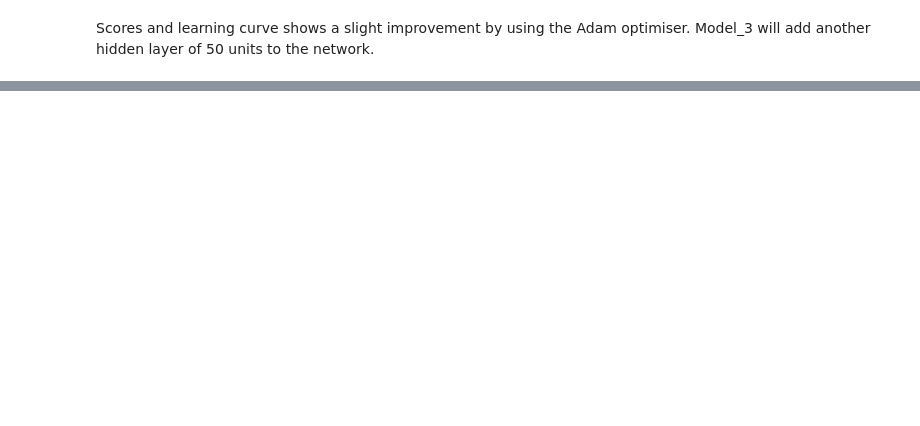
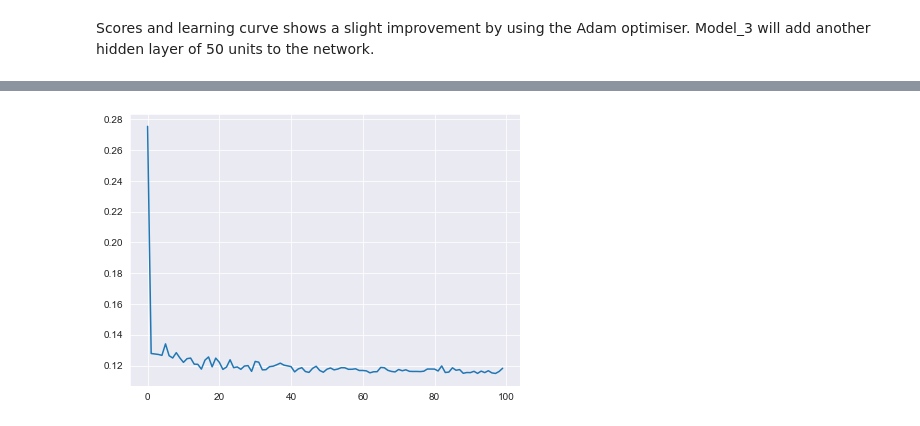
Before and after one commit to georgeharris96/TensorflowDevCourse, a Jupyter notebook: MiniProjects/MedicalInsuranceMiniProject.ipynb, the cells around one changed output, grey strips where cells are left out. Drawn from its saved outputs; the diff is of its cells as text; code cells hidden in the pictures; blank space fills up the shorter version.

Commit message:
Created model_4 with 2 hiden layers

```diff
--- a/MiniProjects/MedicalInsuranceMiniProject.ipynb
+++ b/MiniProjects/MedicalInsuranceMiniProject.ipynb
@@ -522,0 +536,26 @@ plt.show()
+# %%
+# Create the model
+model_4 = tf.keras.Sequential(
+    [
+        tf.keras.layers.Dense(9, input_shape=[9], name='Input_Layer'),
+        tf.keras.layers.Dense(100, name='Hidden_Layer_1'),
+        tf.keras.layers.Dense(50, name='Hidden_Layer_2'),
+        tf.keras.layers.Dense(50, name='Hidden_Layer_3'),
+        tf.keras.layers.Dense(1, name='Output_Layer')
+    ]
+)
+
+# Compile the model
+model_4.compile(
+    loss=tf.keras.losses.mae,
+    optimizer=tf.keras.optimizers.Adam(),
+    metrics=['mae']
+)
+
+# Fit the model
+history = model_4.fit(
+    train.drop(columns=['charges']),
+    train.charges,
+    epochs=100,
+    verbose=0
+)
@@ -522,0 +616,7 @@ plt.show()
+# %%
+# Plot training curve
+plt.figure(figsize=(7,5))
+plt.plot(history.history['loss'])
+plt.show()
+# %% [output]
+[figure, added]
```
Also changed, not shown: parts of 14 cells of this notebook.
